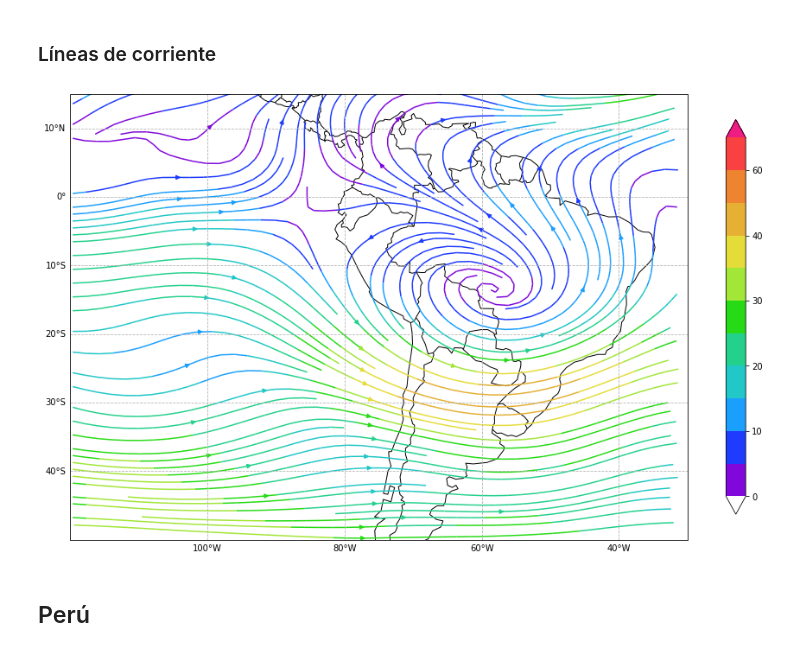
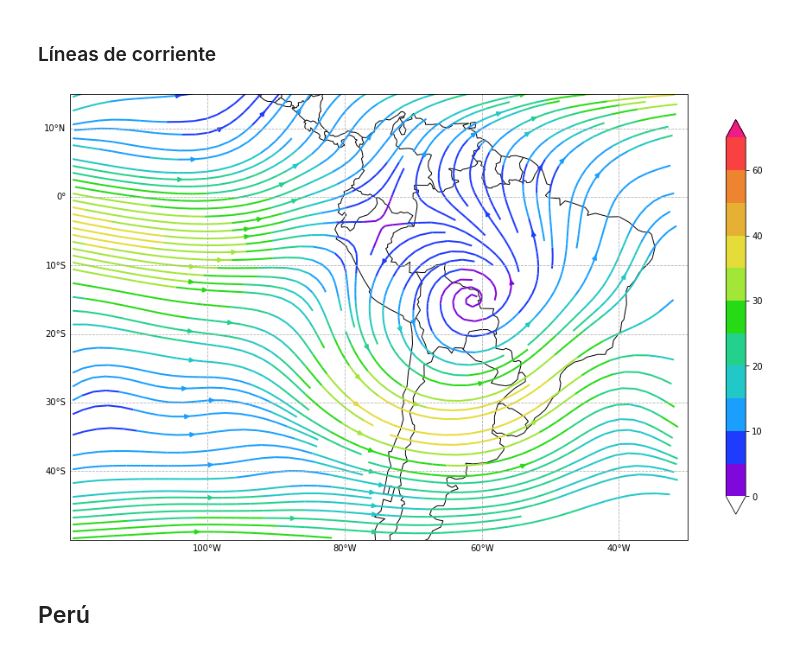
Before and after one commit to rosepb28/ERA5, a Jupyter notebook: era5.ipynb, the cells around one changed output. Saved outputs shown, nothing was run; the diff lists cells and outputs as text; code cells hidden in the pictures.

```diff
--- a/era5.ipynb
+++ b/era5.ipynb
@@ -60,7 +60,7 @@ Result(content_length=25027896,content_type=application/x-netcdf,location=https:
 # %% [markdown]
 ## Lectura de archivo
 # %%
-file = "NC/nov21.nc"
+file = "NC/dic21.nc"
 data = Dataset(file)
 # %%
 for v in data.variables.keys():
@@ -115,33 +115,33 @@ os.makedirs(folder) if not os.path.exists(folder) else 'No'
 # %%
 niv = levels.index(200) #Modificar nivel
 
-u  = data.variables['u'][0,,:,:]
-v  = data.variables['v'][0,0,:,:]
+u  = data.variables['u'][0,niv,:,:]
+v  = data.variables['v'][0,niv,:,:]
 
 levs = [0,5,10,15,20,25,30,35,40,50,60,65]
 cmap, norm = c_cmap('Colores/lcorr.xlsx', '200', levs)
 
 prj = ccrs.PlateCarree()
 fig = plt.figure(figsize=(16,10.5), facecolor='white')
 ax = plt.axes(projection = prj)
 
 #Con color cambiante de acuerdo a la velocidad
 sp = np.sqrt(u**2 + v**2)
 lw = 5*sp / sp.max()
-strm = ax.streamplot(ln, lt, u, v, color = sp, cmap=cmap,norm = norm, linewidth=1.5, density=6)
+strm = ax.streamplot(ln, lt, u, v, color = sp, cmap=cmap,norm = norm, linewidth=2, density=6)
 fig.colorbar(strm.lines, shrink = 0.8, extend='both')
 
 ax.add_feature(cfeature.BORDERS,edgecolor='k')
 ax.add_feature(cfeature.COASTLINE,edgecolor='k')
 gl = ax.gridlines(draw_labels=True,linestyle='--')
 gl.top_labels = gl.right_labels = False
 ax.set_extent([-120,-30,-50,15], crs=prj)
 
-#fig.savefig('Img/{}/lcorr200.png'.format(month), dpi=fig.dpi, bbox_inches= 'tight')
+fig.savefig('Img/{}/lcorr200.png'.format(month), dpi=fig.dpi, bbox_inches= 'tight')
 
 plt.show()
 # %% [output]
-[figure, old version]
+[figure, new version]
 # %% [markdown]
 ## Perú
 # %%
```
Also changed, not shown: parts of 4 cells of this notebook, 6 other files.
